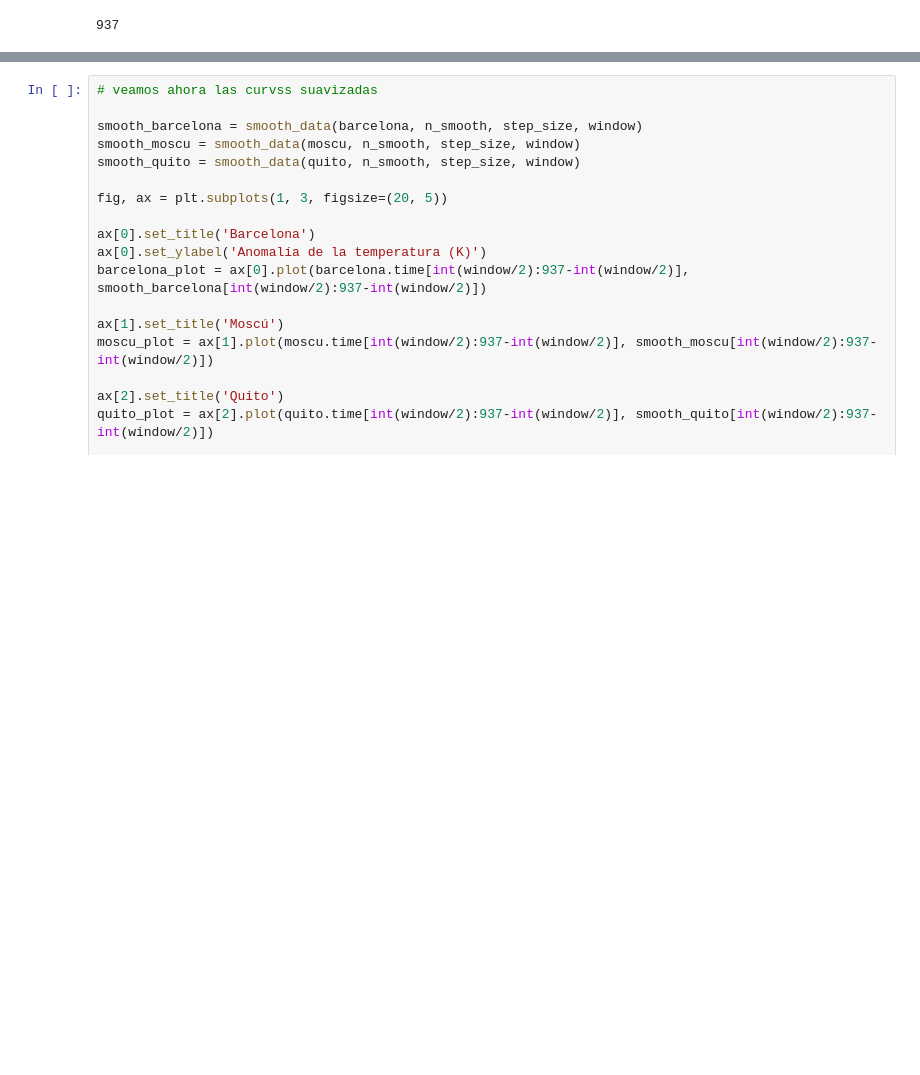
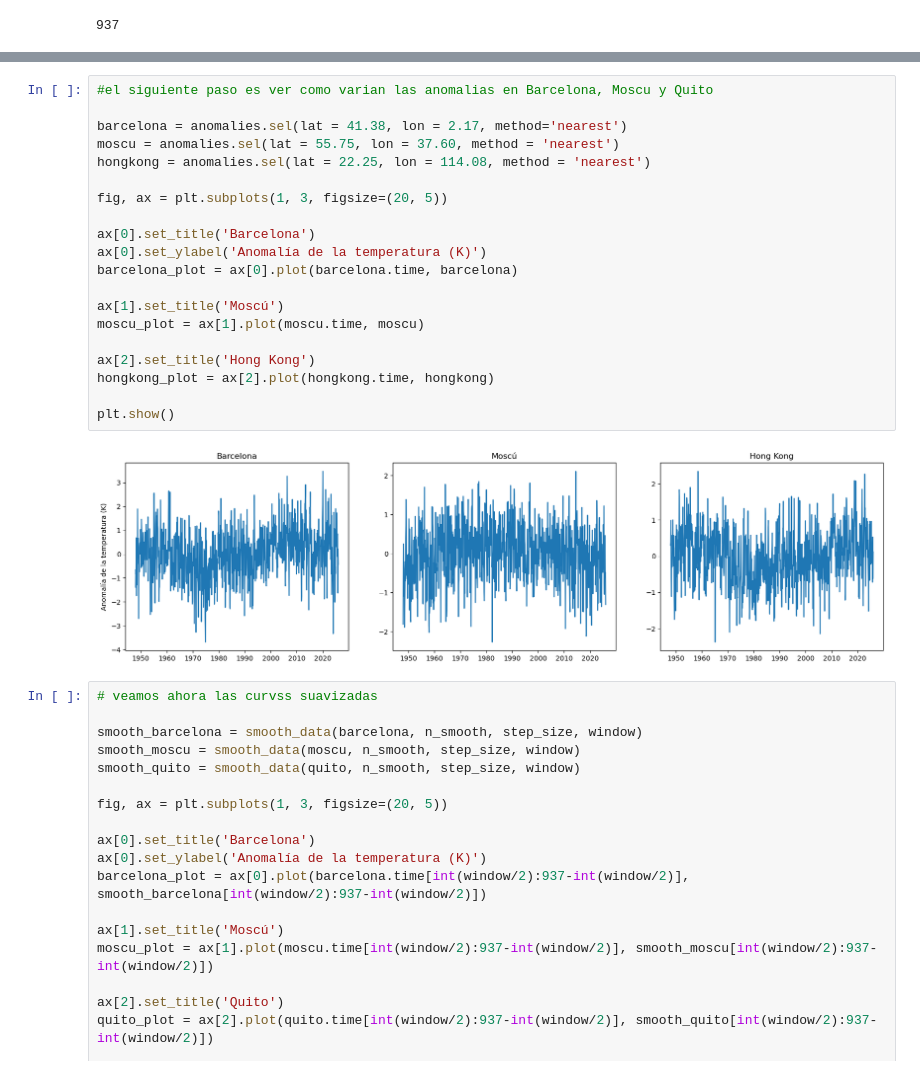
Before and after one commit to ipelayo1/TFG_Ivan, a Jupyter notebook: tfg_teleconexiones.ipynb, the cells around one changed output, grey strips where cells are left out. Drawn from its saved outputs; the diff is of its cells as text; blank space fills up the shorter version.

```diff
--- a/tfg_teleconexiones.ipynb
+++ b/tfg_teleconexiones.ipynb
@@ -233,3 +239,25 @@ plt.show()
+# %%
+#el siguiente paso es ver como varian las anomalias en Barcelona, Moscu y Quito
+
+barcelona = anomalies.sel(lat = 41.38, lon = 2.17, method='nearest')
+moscu = anomalies.sel(lat = 55.75, lon = 37.60, method = 'nearest')
+hongkong = anomalies.sel(lat = 22.25, lon = 114.08, method = 'nearest')
+
+fig, ax = plt.subplots(1, 3, figsize=(20, 5))
+
+ax[0].set_title('Barcelona')
+ax[0].set_ylabel('Anomalía de la temperatura (K)')
+barcelona_plot = ax[0].plot(barcelona.time, barcelona)
+
+ax[1].set_title('Moscú')
+moscu_plot = ax[1].plot(moscu.time, moscu)
+
+ax[2].set_title('Hong Kong')
+hongkong_plot = ax[2].plot(hongkong.time, hongkong)
+
+plt.show()
+# %% [output]
+[figure, added]
 # %%
 # veamos ahora las curvss suavizadas
 
```
Also changed, not shown: parts of 26 cells of this notebook, 18 other files.
